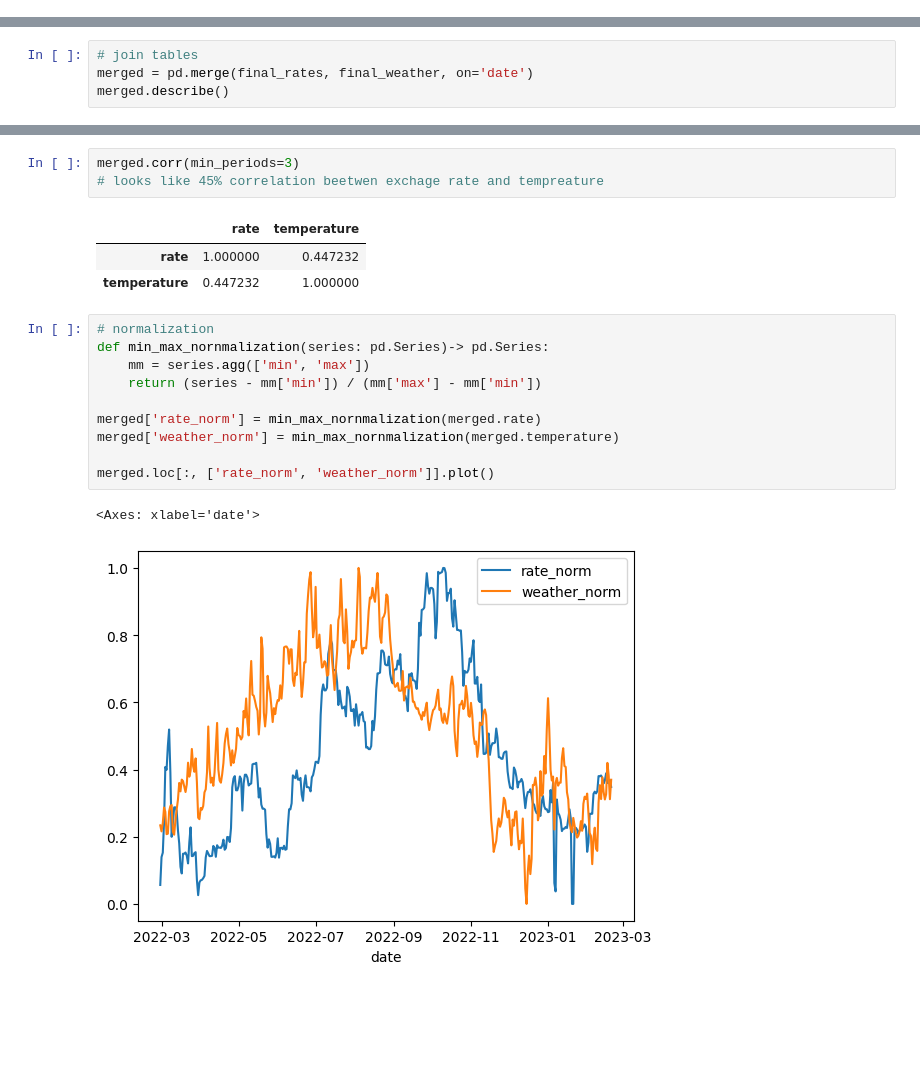
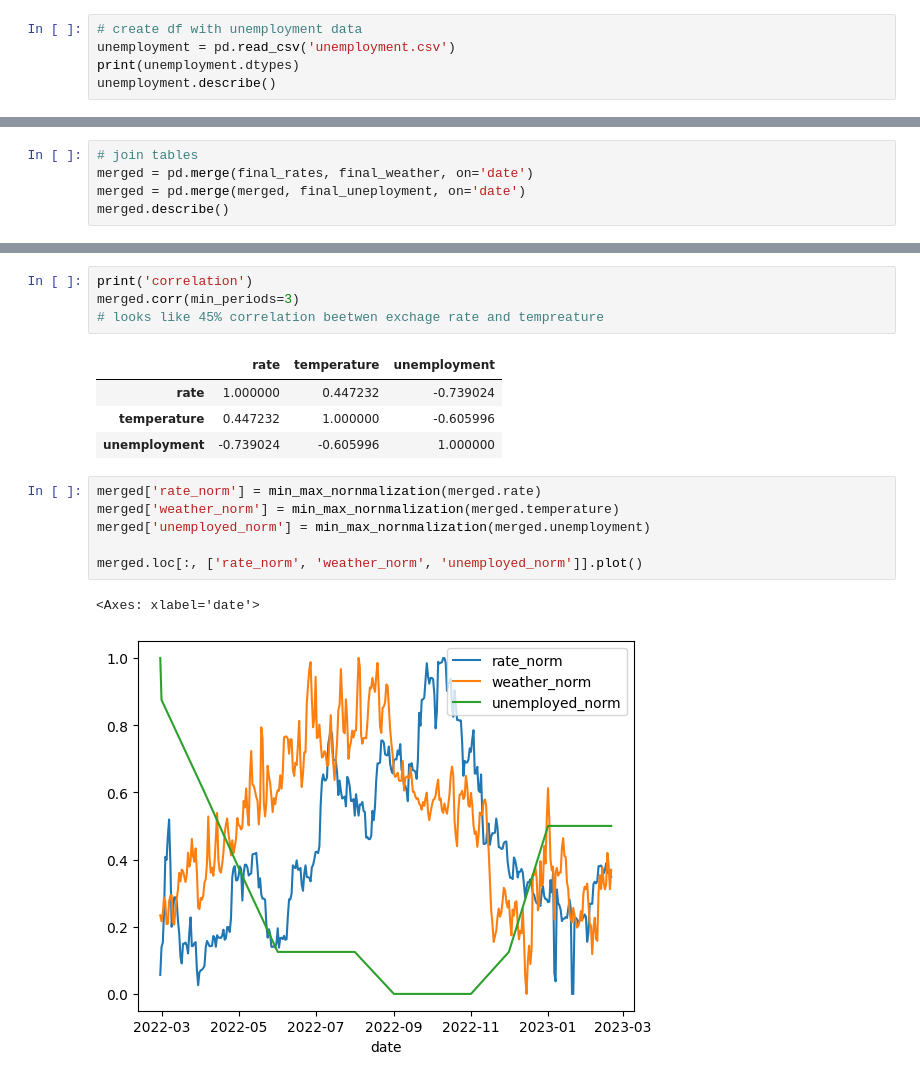
Before and after one commit to veledzimovich-iTechArt/pandas, a Jupyter notebook: rates/rates.ipynb, the cells around one changed output, grey strips where cells are left out. Cells and saved outputs as stored; diff of their text form; blank space fills up the shorter version.

Commit message:
v0.1(update rate)

```diff
--- a/rates/rates.ipynb
+++ b/rates/rates.ipynb
@@ -111,0 +92,5 @@ unemplotment
+# %%
+# create df with unemployment data
+unemployment = pd.read_csv('unemployment.csv')
+print(unemployment.dtypes)
+unemployment.describe()
@@ -112,5 +159,6 @@ unemplotment
 # %%
 # join tables
 merged = pd.merge(final_rates, final_weather, on='date')
+merged = pd.merge(merged, final_uneployment, on='date')
 merged.describe()
 # %% [output]
@@ -147,20 +201,18 @@ temperature
 # %%
+print('correlation')
 merged.corr(min_periods=3)
 # looks like 45% correlation beetwen exchage rate and tempreature
 # %% [output]
-|  | rate | temperature |
-| rate | 1.000000 | 0.447232 |
-| temperature | 0.447232 | 1.000000 |
+|  | rate | temperature | unemployment |
+| rate | 1.000000 | 0.447232 | -0.739024 |
+| temperature | 0.447232 | 1.000000 | -0.605996 |
+| unemployment | -0.739024 | -0.605996 | 1.000000 |
 # %%
-# normalization
-def min_max_nornmalization(series: pd.Series)-> pd.Series:
-    mm = series.agg(['min', 'max'])
-    return (series - mm['min']) / (mm['max'] - mm['min'])
-
 merged['rate_norm'] = min_max_nornmalization(merged.rate)
 merged['weather_norm'] = min_max_nornmalization(merged.temperature)
+merged['unemployed_norm'] = min_max_nornmalization(merged.unemployment)
 
-merged.loc[:, ['rate_norm', 'weather_norm']].plot()
+merged.loc[:, ['rate_norm', 'weather_norm', 'unemployed_norm']].plot()
 # %% [output]
 <Axes: xlabel='date'>
-[figure, old version]
+[figure, new version]
```
Also changed, not shown: parts of 19 cells of this notebook, 1 other file.
